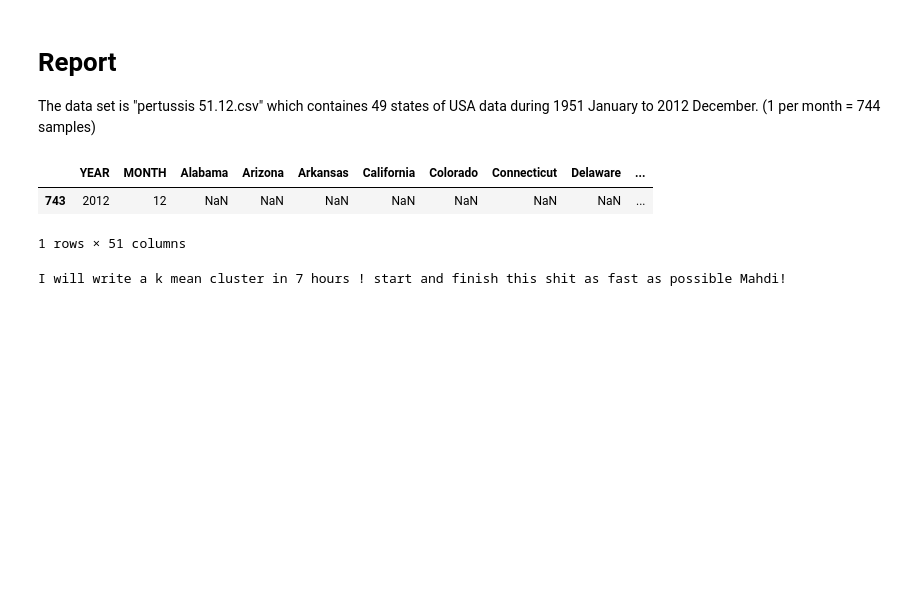
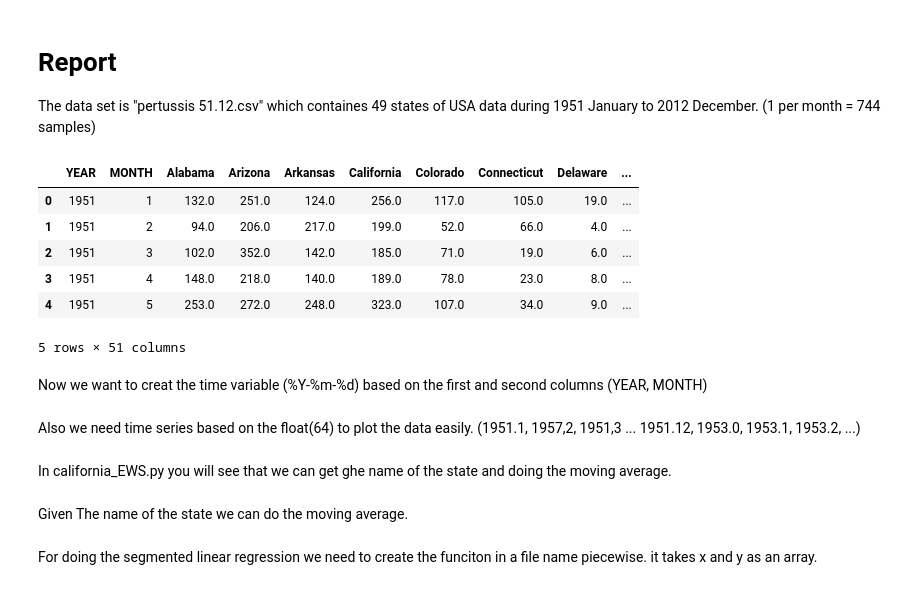
Before and after one commit to m-kashani/Pertussis-Package-Based-on-EWS, a Jupyter notebook: report.ipynb, the cells around one changed output. Drawn from its saved outputs; the diff is of its cells as text; code cells hidden in the pictures; blank space fills up the shorter version.

```diff
--- a/report.ipynb
+++ b/report.ipynb
@@ -4,13 +4,15 @@ The data set is "pertussis 51.12.csv" which containes 49 states of USA data duri
 # %%
 import pandas as pd
 data_df = pd.read_csv('pertussis.51.12.csv')
-# %%
-data_df.tail(1)
-# %% [output]
-|  | YEAR | MONTH | Alabama | Arizona | Arkansas | California | Colorado | Connecticut | Delaware | ... |
-| 743 | 2012 | 12 | NaN | NaN | NaN | NaN | NaN | NaN | NaN | ... |
-1 rows × 51 columns
-# %%
-print ("I will write a k mean cluster in 7 hours ! start and finish this shit as fast as possible Mahdi!")
-# %% [output]
-I will write a k mean cluster in 7 hours ! start and finish this shit as fast as possible Mahdi!
+# %%
+data_df.head(5)
+# %% [output]
+|  | YEAR | MONTH | Alabama | Arizona | Arkansas | California | Colorado | Connecticut | Delaware | ... |
+| 0 | 1951 | 1 | 132.0 | 251.0 | 124.0 | 256.0 | 117.0 | 105.0 | 19.0 | ... |
+| 1 | 1951 | 2 | 94.0 | 206.0 | 217.0 | 199.0 | 52.0 | 66.0 | 4.0 | ... |
+| 2 | 1951 | 3 | 102.0 | 352.0 | 142.0 | 185.0 | 71.0 | 19.0 | 6.0 | ... |
+| 3 | 1951 | 4 | 148.0 | 218.0 | 140.0 | 189.0 | 78.0 | 23.0 | 8.0 | ... |
+| 4 | 1951 | 5 | 253.0 | 272.0 | 248.0 | 323.0 | 107.0 | 34.0 | 9.0 | ... |
+5 rows × 51 columns
+# %% [markdown]
+Now we want to creat the time variable (%Y-%m-%d) based on the first and second columns (YEAR, MONTH)
@@ -16,0 +23,2 @@ I will write a k mean cluster in 7 hours ! start and finish this shit as fast as
+# %% [markdown]
+Also we need time series based on the float(64) to plot the data easily. (1951.1, 1957,2, 1951,3 ... 1951.12, 1953.0, 1953.1, 1953.2, ...)
@@ -16,0 +30,2 @@ I will write a k mean cluster in 7 hours ! start and finish this shit as fast as
+# %% [markdown]
+In california_EWS.py you will see that we can get ghe name of the state and doing the moving average.
@@ -16,0 +34,2 @@ I will write a k mean cluster in 7 hours ! start and finish this shit as fast as
+# %% [markdown]
+Given The name of the state we can do the moving average.
@@ -16,0 +48,3 @@ I will write a k mean cluster in 7 hours ! start and finish this shit as fast as
+# %% [markdown]
+For doing the segmented linear regression we need to create the funciton in a file name piecewise.
+it takes x and y as an array.
```
Also changed, not shown: parts of 9 cells of this notebook.
